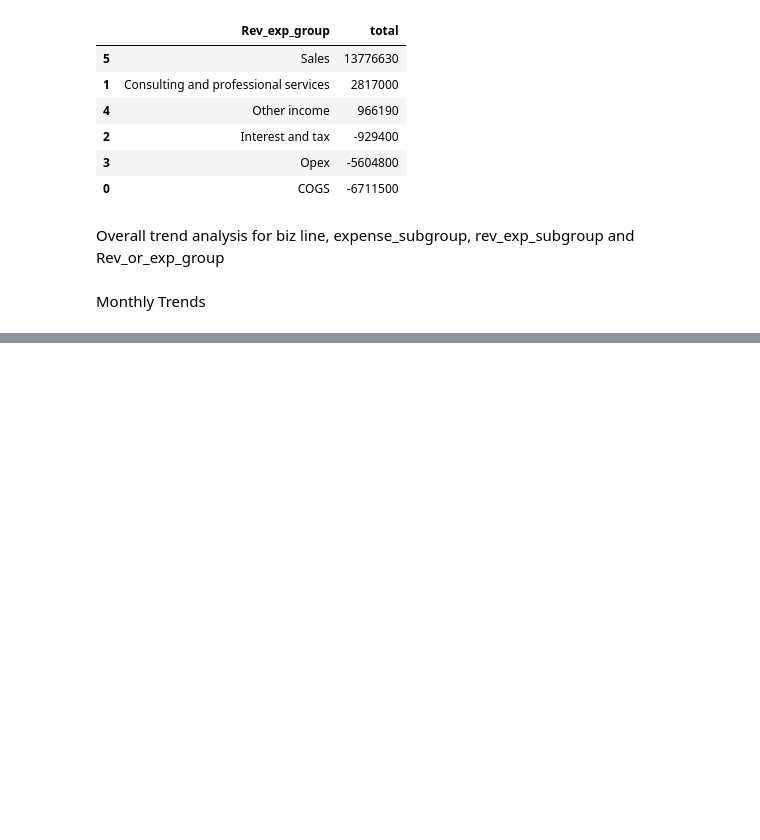
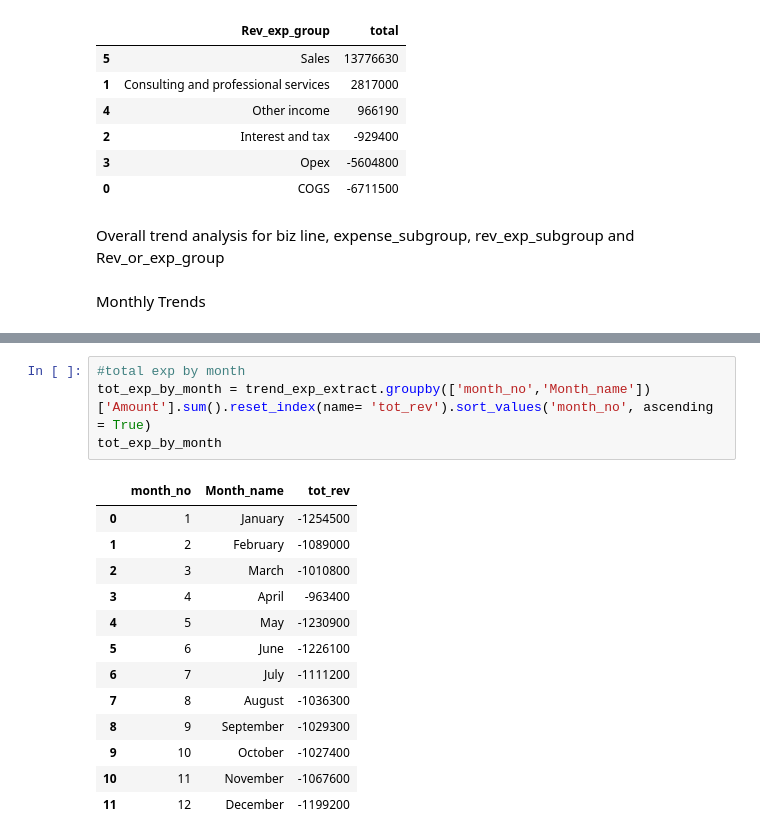
Before and after one commit to djibril968/Python_projects, a Jupyter notebook: Onyx_Financial_Analysis.ipynb, the cells around one changed output, grey strips where cells are left out. Saved outputs shown, nothing was run; the diff lists cells and outputs as text; blank space fills up the shorter version.

```diff
--- a/Onyx_Financial_Analysis.ipynb
+++ b/Onyx_Financial_Analysis.ipynb
@@ -396,0 +401,18 @@ Index(['Year', 'Month_name', 'Month_sequence', 'Date', 'Biz_line', 'Amount',
+# %%
+#total exp by month
+tot_exp_by_month = trend_exp_extract.groupby(['month_no','Month_name'])['Amount'].sum().reset_index(name= 'tot_rev').sort_values('month_no', ascending = True)
+tot_exp_by_month
+# %% [output]
+|  | month_no | Month_name | tot_rev |
+| 0 | 1 | January | -1254500 |
+| 1 | 2 | February | -1089000 |
+| 2 | 3 | March | -1010800 |
+| 3 | 4 | April | -963400 |
+| 4 | 5 | May | -1230900 |
+| 5 | 6 | June | -1226100 |
+| 6 | 7 | July | -1111200 |
+| 7 | 8 | August | -1036300 |
+| 8 | 9 | September | -1029300 |
+| 9 | 10 | October | -1027400 |
+| 10 | 11 | November | -1067600 |
+| 11 | 12 | December | -1199200 |
```
Also changed, not shown: parts of 6 cells of this notebook.
